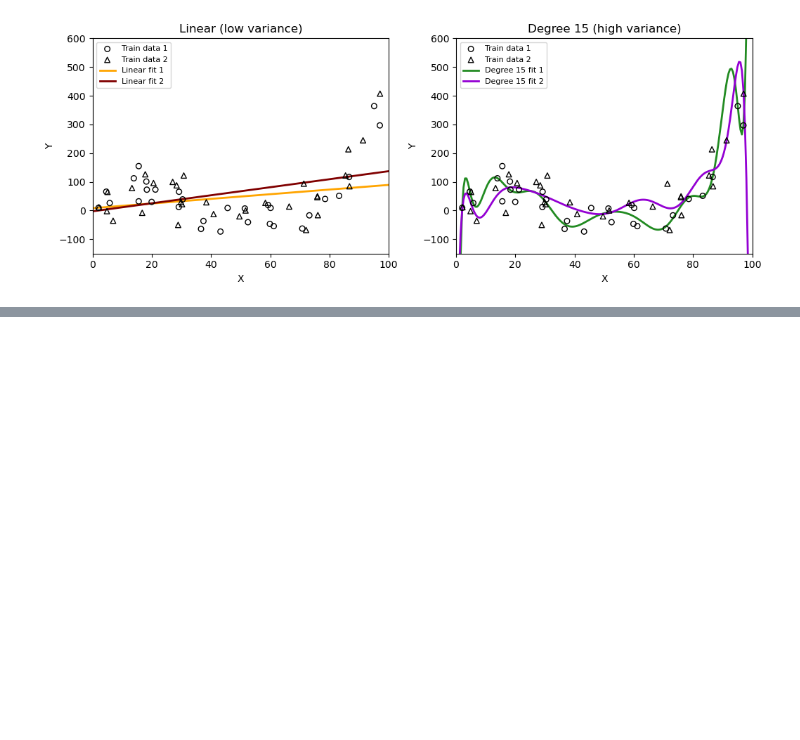
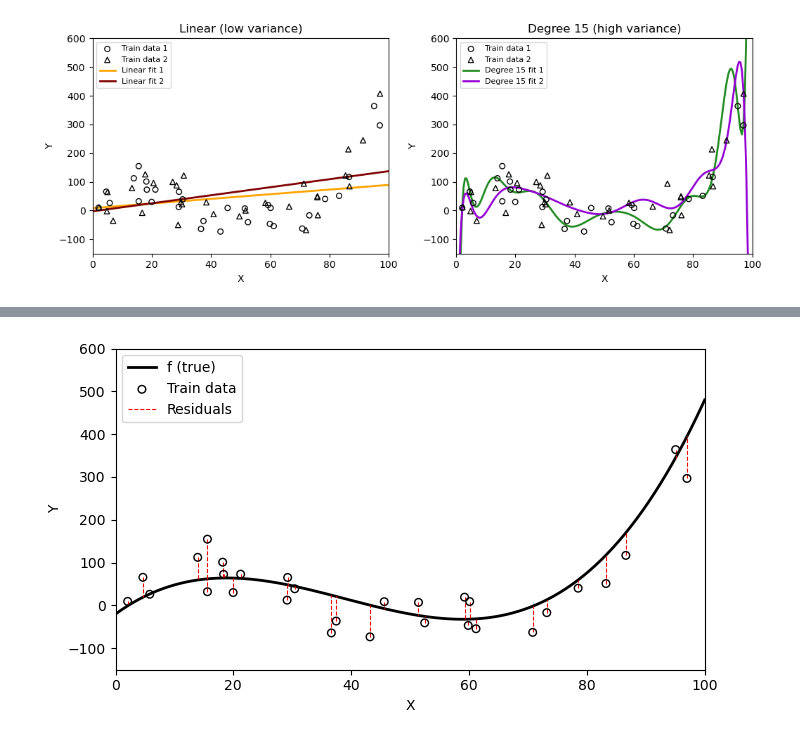
Before and after one commit to MEDS-eds-232/EDS-232-course-website, a Jupyter notebook: notes/2_2_assessing_model_accuracy/overfitting.ipynb, the cells around one changed output, grey strips where cells are left out. Cells and saved outputs as stored; diff of their text form; code cells hidden in the pictures; blank space fills up the shorter version.

```diff
--- a/notes/2_2_assessing_model_accuracy/overfitting.ipynb
+++ b/notes/2_2_assessing_model_accuracy/overfitting.ipynb
@@ -221,0 +249,32 @@ plt.close()
+# %%
+np.random.seed(42)
+
+# True function: third degree polynomial
+def true_f(x):
+    return 0.003*x**3 - 0.35*x**2 + 10*x - 20
+
+# Create train set
+n=30
+x_obs = np.random.uniform(0, 100, n)
+y_obs = true_f(x_obs) + np.random.normal(0, 50, n)
+
+x = np.linspace(0, 100, 200)
+plt.figure(figsize=(fig_size_x, fig_size_y))
+plt.plot(x, true_f(x), 'k-', linewidth=2, label='f (true)')
+plt.scatter(x_obs, y_obs, s=30, facecolors='none', edgecolors='black', zorder=5, label='Train data')
+
+# Residual lines from observations to f
+for i, (xi, yi) in enumerate(zip(x_obs, y_obs)):
+    plt.plot([xi, xi], [yi, true_f(xi)], 'r--', linewidth=0.8,
+             label='Residuals' if i == 0 else None)
+
+plt.xlabel('X')
+plt.ylabel('Y')
+plt.xlim(0, 100)
+plt.ylim(-150, 600)
+plt.legend(loc='upper left')
+plt.tight_layout()
+plt.show()
+plt.close()
+# %% [output]
+[figure, added]
```
Also changed, not shown: parts of 1 cell of this notebook, 1 other file.
